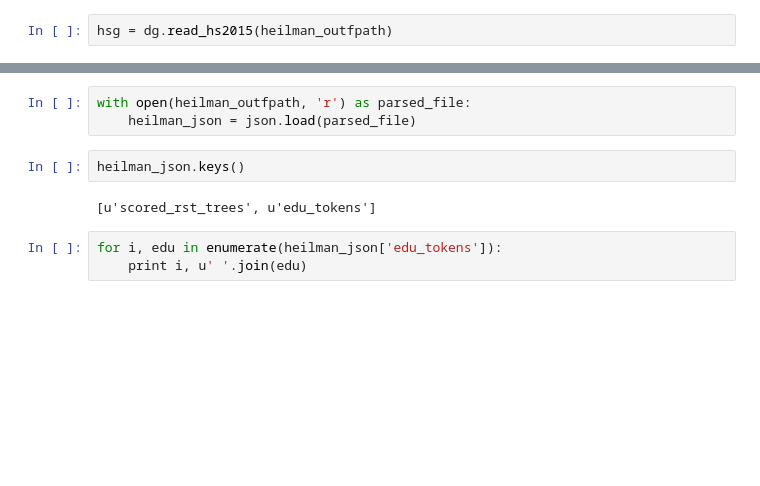
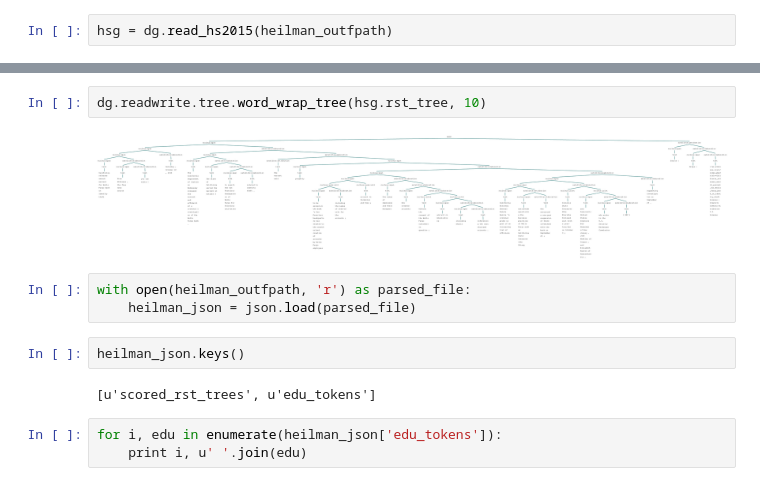
Before and after one commit to arne-cl/alt-mulig, a Jupyter notebook: rst-workbench/heilman-sagae-2015/heilman-sagae-2015-format.ipynb, the cells around one changed output, grey strips where cells are left out. Saved outputs shown, nothing was run; the diff lists cells and outputs as text; blank space fills up the shorter version.

```diff
--- a/rst-workbench/heilman-sagae-2015/heilman-sagae-2015-format.ipynb
+++ b/rst-workbench/heilman-sagae-2015/heilman-sagae-2015-format.ipynb
@@ -29,3 +23,7 @@ number of nodes with layers
+# %%
+dg.readwrite.tree.word_wrap_tree(hsg.rst_tree, 10)
+# %% [output]
+[figure, added]
 # %%
 with open(heilman_outfpath, 'r') as parsed_file:
     heilman_json = json.load(parsed_file)
```
Also changed, not shown: parts of 18 cells of this notebook.
